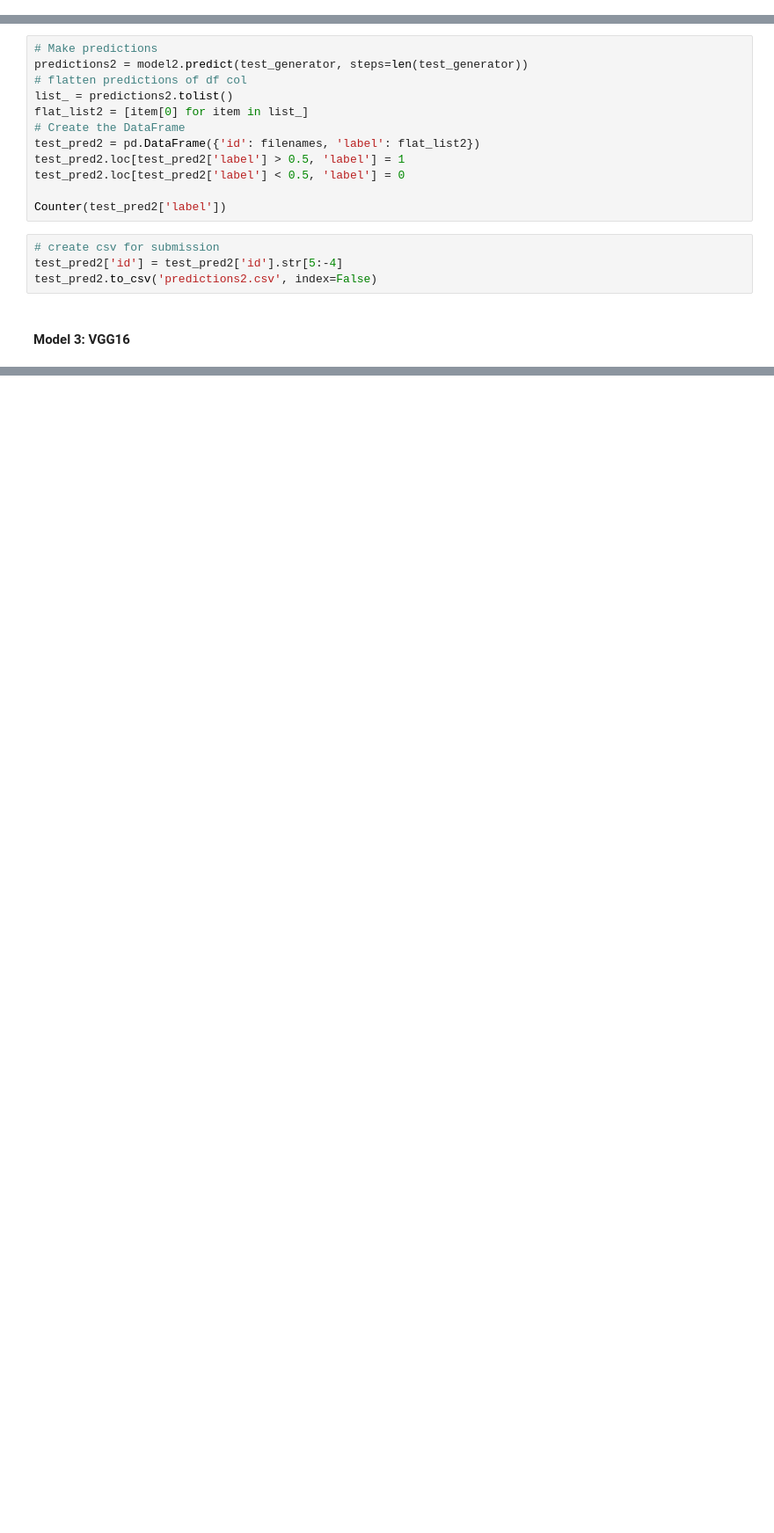
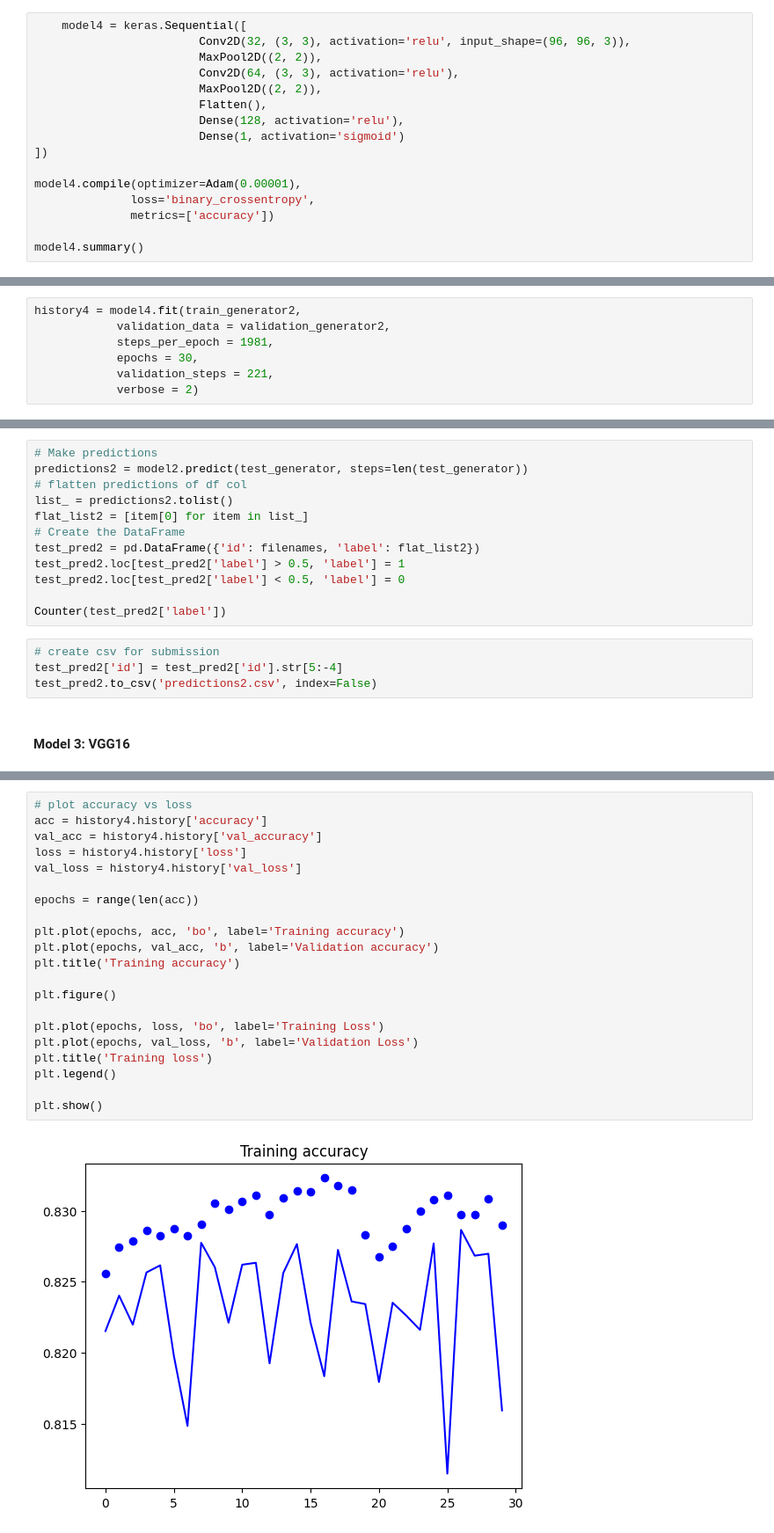
Before and after one commit to SarahPfeifer/HistopathologicCancerDetection, a Jupyter notebook: HCD.ipynb, the cells around one changed output, grey strips where cells are left out. Shown at 88% size. Saved outputs shown, nothing was run; the diff lists cells and outputs as text; blank space fills up the shorter version.

```diff
--- a/HCD.ipynb
+++ b/HCD.ipynb
@@ -485,0 +448,16 @@ model4.summary()
+# %%
+    model4 = keras.Sequential([
+                        Conv2D(32, (3, 3), activation='relu', input_shape=(96, 96, 3)),
+                        MaxPool2D((2, 2)),
+                        Conv2D(64, (3, 3), activation='relu'),
+                        MaxPool2D((2, 2)),
+                        Flatten(),
+                        Dense(128, activation='relu'),
+                        Dense(1, activation='sigmoid')
+])
+
+model4.compile(optimizer=Adam(0.00001),
+              loss='binary_crossentropy',
+              metrics=['accuracy'])
+
+model4.summary()
@@ -485,0 +486,7 @@ model4.summary()
+# %%
+history4 = model4.fit(train_generator2,
+            validation_data = validation_generator2,
+            steps_per_epoch = 1981,
+            epochs = 30,
+            validation_steps = 221,
+            verbose = 2)
@@ -614,0 +668,23 @@ Counter(test_pred3['label'])
+# %%
+# plot accuracy vs loss
+acc = history4.history['accuracy']
+val_acc = history4.history['val_accuracy']
+loss = history4.history['loss']
+val_loss = history4.history['val_loss']
+
+epochs = range(len(acc))
+
+plt.plot(epochs, acc, 'bo', label='Training accuracy')
+plt.plot(epochs, val_acc, 'b', label='Validation accuracy')
+plt.title('Training accuracy')
+
+plt.figure()
+
+plt.plot(epochs, loss, 'bo', label='Training Loss')
+plt.plot(epochs, val_loss, 'b', label='Validation Loss')
+plt.title('Training loss')
+plt.legend()
+
+plt.show()
+# %% [output]
+[figure, added]
```
Also changed, not shown: parts of 14 cells of this notebook, 2 other files.
